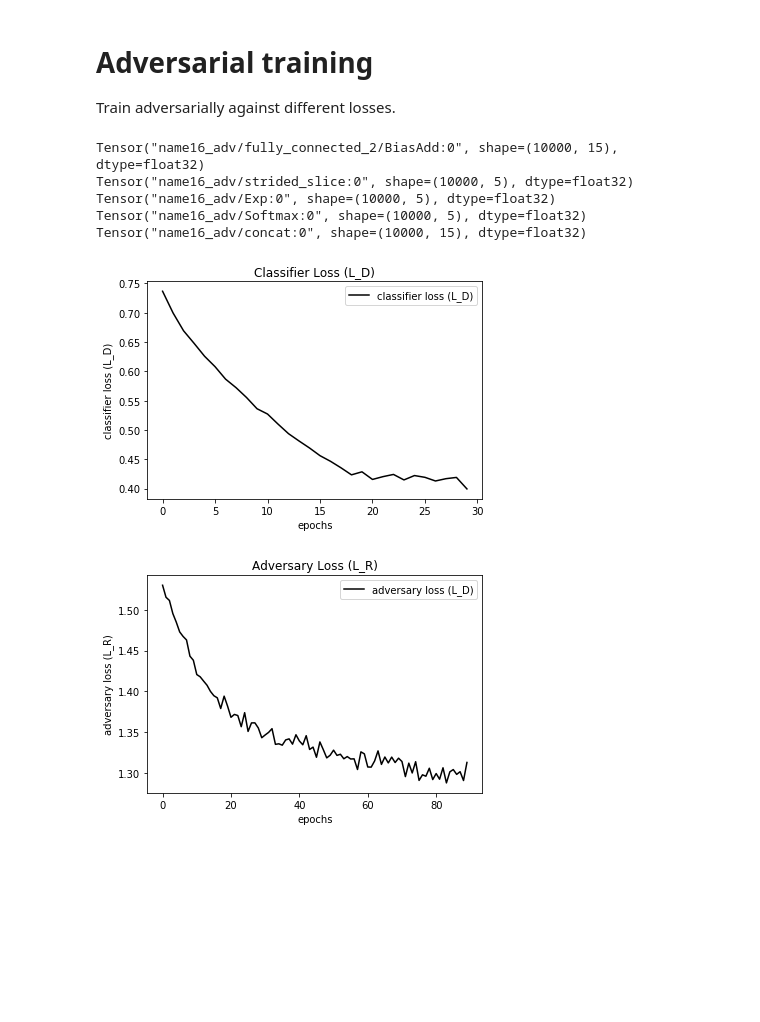
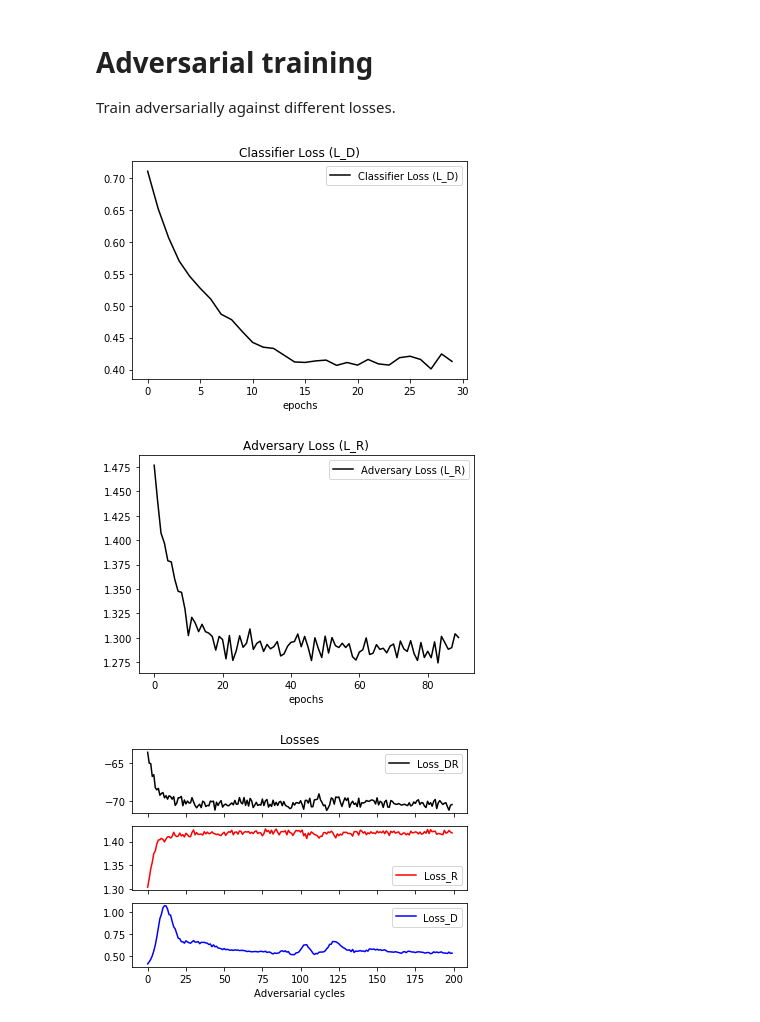
Before and after one commit to mzgubic/FairML, a Jupyter notebook: notebooks/LearningToPivotToy.ipynb, the cells around one changed output. Cells and saved outputs as stored; diff of their text form; code cells hidden in the pictures; blank space fills up the shorter version.

Commit message:
adversarial training works

```diff
--- a/notebooks/LearningToPivotToy.ipynb
+++ b/notebooks/LearningToPivotToy.ipynb
@@ -122,7 +126,7 @@ opt_D = tf.train.AdamOptimizer(learning_rate=0.01).minimize(loss_D, var_list=var
 
 # train the classifier
 sess.run(tf.global_variables_initializer())
-train_classifier(sess, opt_D, loss_D, x_in, y_in, z_in, generate, n_samples, n_epochs)
+train(sess, opt_D, loss_D, x_in, y_in, z_in, generate, n_samples, n_epochs, 'Classifier Loss (L_D)')
 
 # plot the performance of the classifier
 plotting.plot_classifier_performance(x_in, y_in, clf_output, generate, sess)
@@ -209,48 +181,68 @@ def train_adversary(sess, opt_R, loss_R, x_in, y_in, z_in, generate, n_samples,
 # %%
 n_samples = 10000
 n_epochs = 30
+n_adv_epochs = 200
 n_components = 5
+lam = 50
 ctr+=1
 name = 'name'+str(ctr)
 
 # input placeholders
 x_in = tf.placeholder(tf.float32, shape=[n_samples, 2], name='X12')
 y_in = tf.placeholder(tf.float32, shape=[n_samples, ], name='Y')
 z_in = tf.placeholder(tf.float32, shape=[n_samples, ], name='Z')
 
 # create the classifier graph, loss, and optimisation
 clf_output, vars_D = classifier(x_in, name+'_clf')
 loss_D = classifier_loss(clf_output, y_in)
 opt_D = tf.train.AdamOptimizer(learning_rate=0.01).minimize(loss_D, var_list=vars_D)
 
 # create the adversary graph, loss, and optimisation
 adv_output, vars_R = adversary_pdf(clf_output, n_components, name+'_adv')
-loss_R, mu, sigma, pi, pdf, nll = loss_adversary_pdf(z_in, adv_output)
-opt_R = tf.train.AdamOptimizer(learning_rate=0.001).minimize(loss_R, var_list=vars_R)
+loss_R = loss_adversary_pdf(z_in, adv_output)
+opt_R = tf.train.AdamOptimizer(learning_rate=0.01).minimize(loss_R, var_list=vars_R)
 
 # create the combined loss function (for the classifier)
-loss_DR =
+loss_DR = loss_D - lam*loss_R
+opt_DR = tf.train.AdamOptimizer(learning_rate=0.01).minimize(loss_DR, var_list=vars_D)
 
 # initialise the variables
 sess.run(tf.global_variables_initializer())
 
 # pretrain the classifier
-train_classifier(sess, opt_D, loss_D, x_in, y_in, z_in, generate, n_samples, n_epochs)
+train(sess, opt_D, loss_D, x_in, y_in, z_in, generate, n_samples, n_epochs, 'Classifier Loss (L_D)')
 
 # pretrain the adversary
-debug = [mu, sigma, pi, pdf, nll]
-train_adversary(sess, opt_R, loss_R, x_in, y_in, z_in, generate, n_samples, 3*n_epochs, debug)
+train(sess, opt_R, loss_R, x_in, y_in, z_in, generate, n_samples, 3*n_epochs, 'Adversary Loss (L_R)')
 
 # now do the adversarial part (modifed loss function for the classifier)
+losses = {'D':[], 'R':[], 'DR':[]}
 
+for e in range(n_adv_epochs):
+
+    print('{e}/{t}'.format(e=e, t=n_adv_epochs))
+    # optimisation steps
+    losses['DR'].append(train(sess, opt_DR, loss_DR, x_in, y_in, z_in, generate, n_samples, 1, None))
+    losses['R'].append(train(sess, opt_R, loss_R, x_in, y_in, z_in, generate, n_samples, 5, None))
+
+    # monitor only
+    X, Y, Z = generate(n_samples)
+    losses['D'].append(sess.run(loss_D, feed_dict={x_in:X, y_in:Y, z_in:Z}))
+
+fig, ax = plt.subplots(3, sharex=True)
+ax[0].plot(range(len(losses['DR'])), losses['DR'], c='k', label='Loss_DR')
+ax[0].legend(loc='best')
+ax[1].plot(range(len(losses['R'])), losses['R'], c='r', label='Loss_R')
+ax[1].legend(loc='best')
+ax[2].plot(range(len(losses['D'])), losses['D'], c='b', label='Loss_D')
+ax[2].legend(loc='best')
+ax[2].set_xlabel('Adversarial cycles')
+ax[0].set_title('Losses')
+plt.show()
 
 # plot the performance of the classifier
-#plotting.plot_classifier_performance(x_in, y_in, clf_output, generate, sess)
+plotting.plot_classifier_performance(x_in, y_in, clf_output, generate, sess)
 # %% [output]
-Tensor("name16_adv/fully_connected_2/BiasAdd:0", shape=(10000, 15), dtype=float32)
-Tensor("name16_adv/strided_slice:0", shape=(10000, 5), dtype=float32)
-Tensor("name16_adv/Exp:0", shape=(10000, 5), dtype=float32)
-Tensor("name16_adv/Softmax:0", shape=(10000, 5), dtype=float32)
-Tensor("name16_adv/concat:0", shape=(10000, 15), dtype=float32)
-[figure, old version]
+[figure, new version]
-[figure, old version]
+[figure, new version]
+[figure, added]
```
Also changed, not shown: parts of 6 cells of this notebook.
